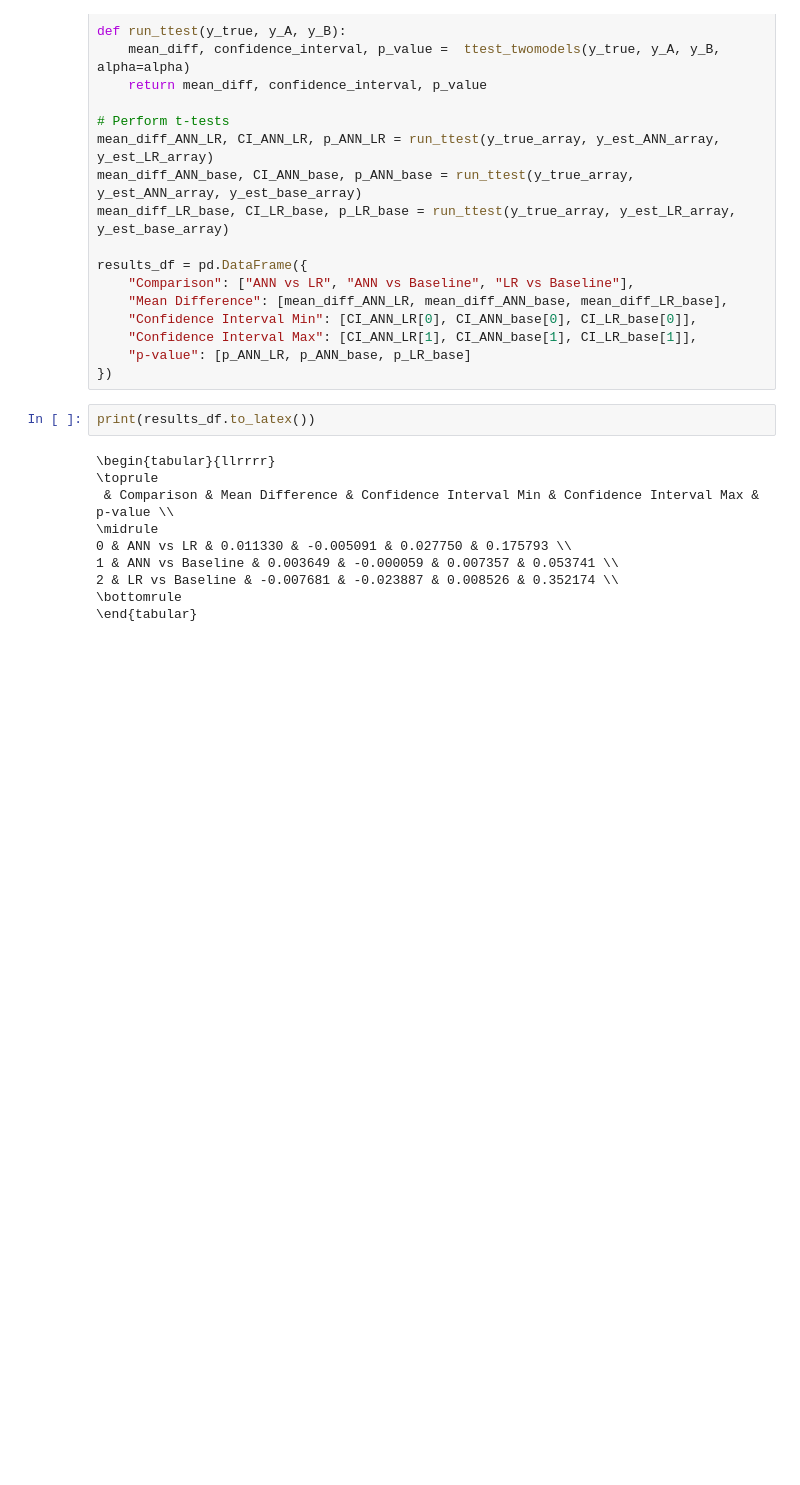
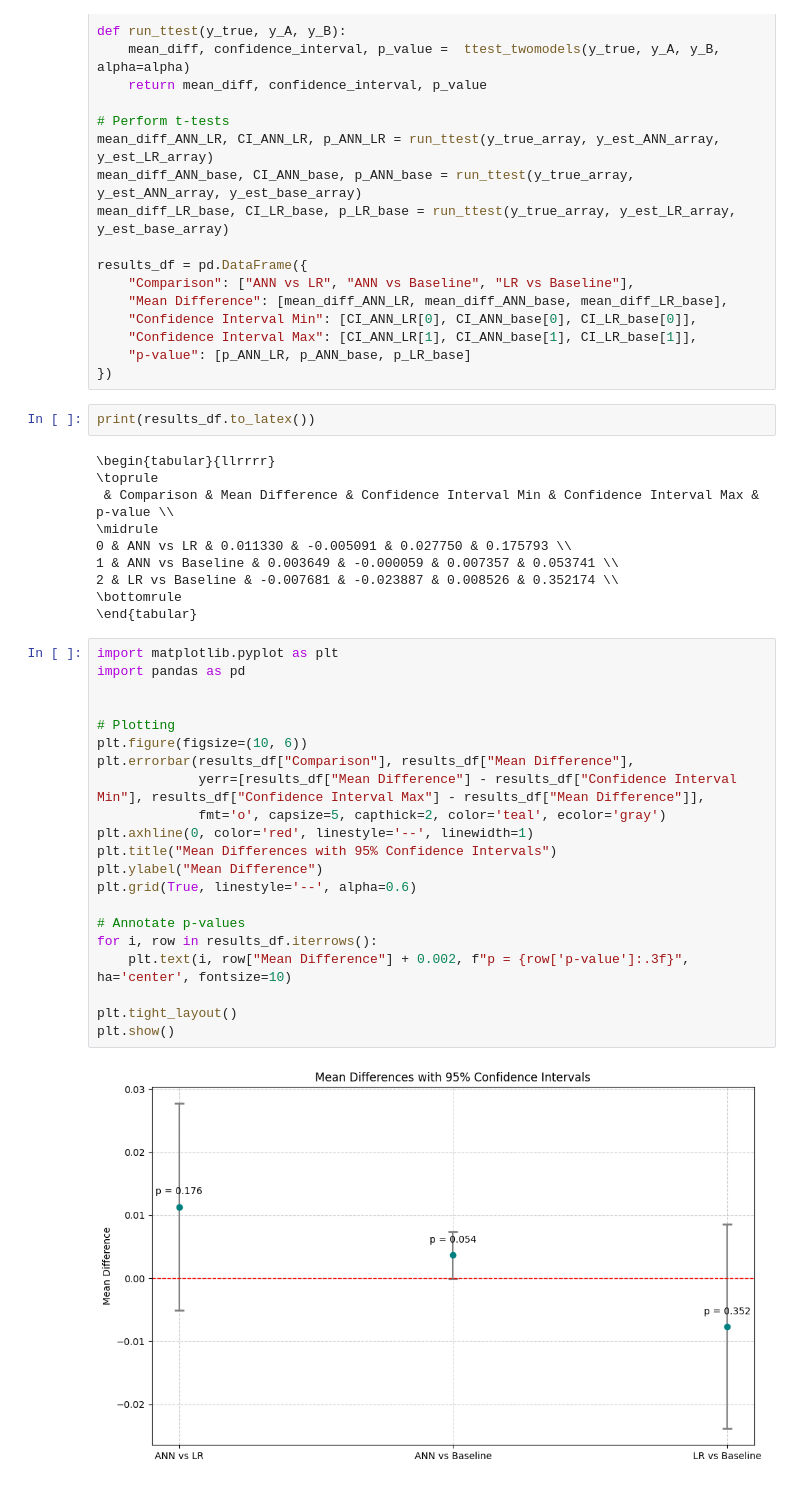
Before and after one commit to KostyalBalint/Intro-to-MI-Project_1, a Jupyter notebook: Compare_with_cross_validation.ipynb, the cells around one changed output. Cells and saved outputs as stored; diff of their text form; blank space fills up the shorter version.

```diff
--- a/Compare_with_cross_validation.ipynb
+++ b/Compare_with_cross_validation.ipynb
@@ -450,3 +450,26 @@ print(results_df.to_latex())
 2 & LR vs Baseline & -0.007681 & -0.023887 & 0.008526 & 0.352174 \\
 \bottomrule
 \end{tabular}
+# %%
+import matplotlib.pyplot as plt
+import pandas as pd
+
+
+# Plotting
+plt.figure(figsize=(10, 6))
+plt.errorbar(results_df["Comparison"], results_df["Mean Difference"],
+             yerr=[results_df["Mean Difference"] - results_df["Confidence Interval Min"], results_df["Confidence Interval Max"] - results_df["Mean Difference"]],
+             fmt='o', capsize=5, capthick=2, color='teal', ecolor='gray')
+plt.axhline(0, color='red', linestyle='--', linewidth=1)
+plt.title("Mean Differences with 95% Confidence Intervals")
+plt.ylabel("Mean Difference")
+plt.grid(True, linestyle='--', alpha=0.6)
+
+# Annotate p-values
+for i, row in results_df.iterrows():
+    plt.text(i, row["Mean Difference"] + 0.002, f"p = {row['p-value']:.3f}", ha='center', fontsize=10)
+
+plt.tight_layout()
+plt.show()
+# %% [output]
+[figure, added]
```
Also changed, not shown: 1 other file.
